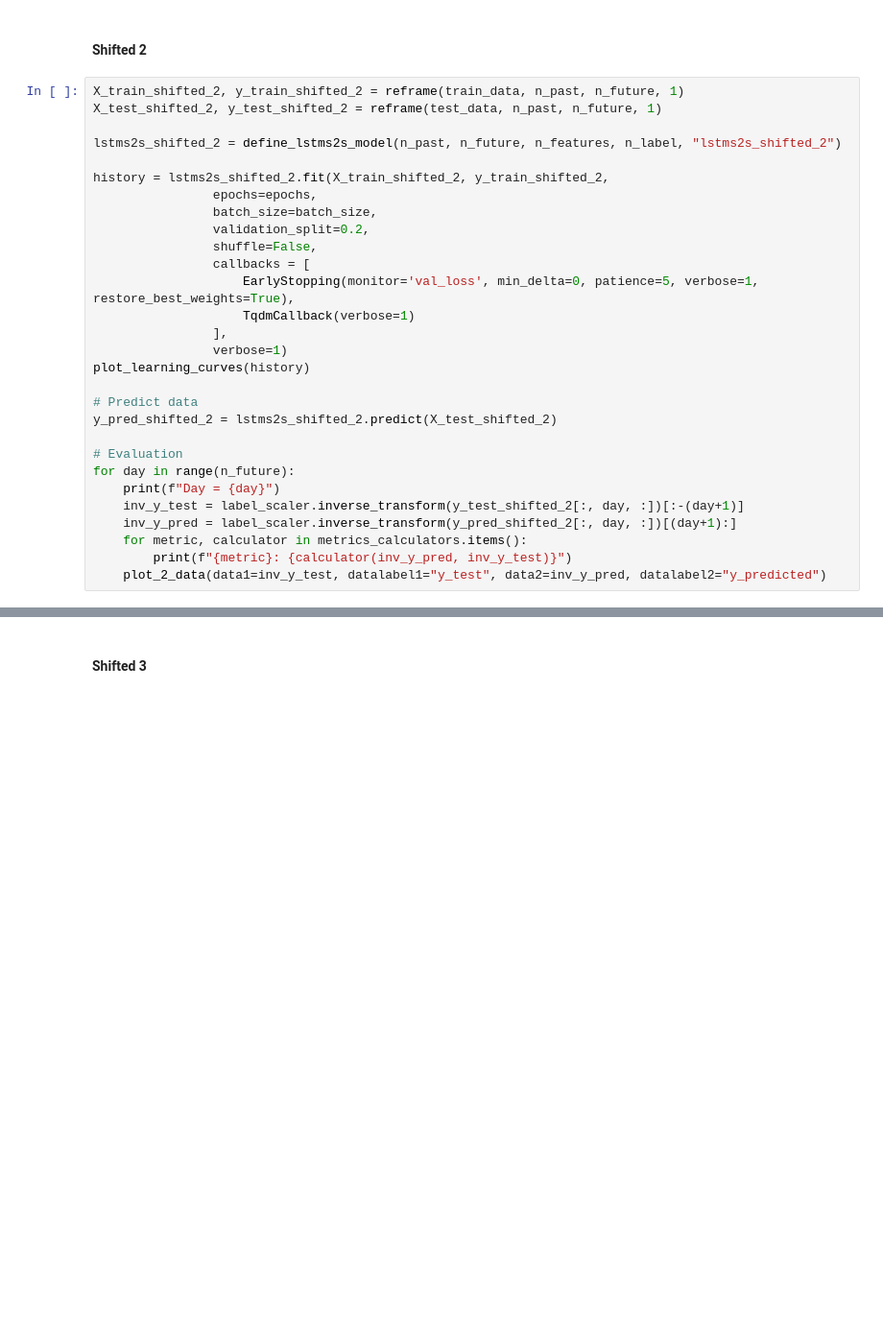
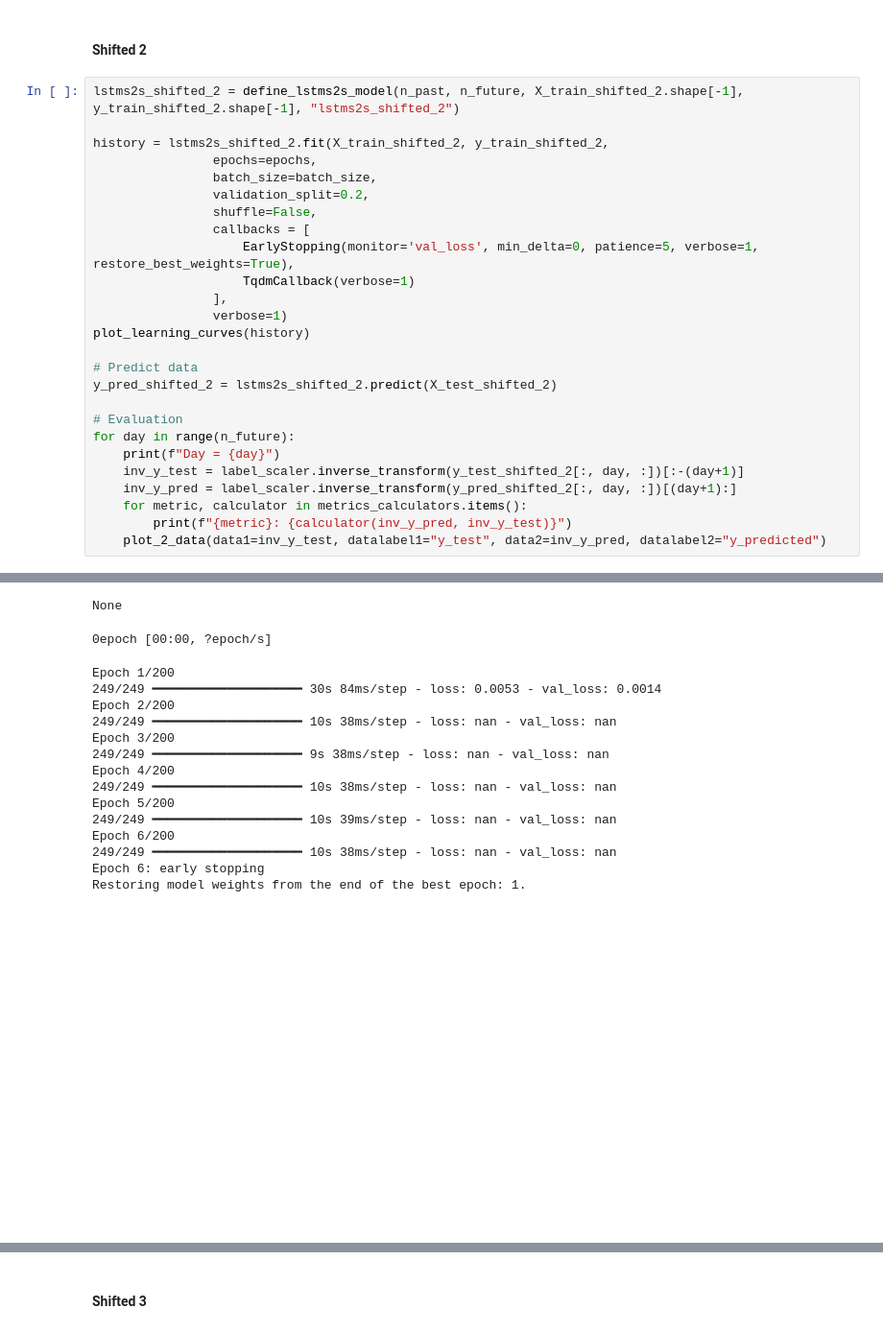
Before and after one commit to tphiepbk/air_quality_index_project, a Jupyter notebook: 9.1_predict_pm25_using_merged_pm_data_from_Viet_with_station_and_time.ipynb, the cells around one changed output, grey strips where cells are left out. Shown at 96% size. Cells and saved outputs as stored; diff of their text form; blank space fills up the shorter version.

```diff
--- a/9.1_predict_pm25_using_merged_pm_data_from_Viet_with_station_and_time.ipynb
+++ b/9.1_predict_pm25_using_merged_pm_data_from_Viet_with_station_and_time.ipynb
@@ -334,10 +533,7 @@ for day in range(n_future):
 # %% [markdown]
 #### Shifted 2
 # %%
-X_train_shifted_2, y_train_shifted_2 = reframe(train_data, n_past, n_future, 1)
-X_test_shifted_2, y_test_shifted_2 = reframe(test_data, n_past, n_future, 1)
-
-lstms2s_shifted_2 = define_lstms2s_model(n_past, n_future, n_features, n_label, "lstms2s_shifted_2")
+lstms2s_shifted_2 = define_lstms2s_model(n_past, n_future, X_train_shifted_2.shape[-1], y_train_shifted_2.shape[-1], "lstms2s_shifted_2")
 
 history = lstms2s_shifted_2.fit(X_train_shifted_2, y_train_shifted_2,
                 epochs=epochs,
@@ -362,3 +558,4 @@ for day in range(n_future):
     for metric, calculator in metrics_calculators.items():
         print(f"{metric}: {calculator(inv_y_pred, inv_y_test)}")
     plot_2_data(data1=inv_y_test, datalabel1="y_test", data2=inv_y_pred, datalabel2="y_predicted")
+# %% [output]
@@ -364,0 +583,17 @@ for day in range(n_future):
+None
+0epoch [00:00, ?epoch/s]
+Epoch 1/200
+249/249 ━━━━━━━━━━━━━━━━━━━━ 30s 84ms/step - loss: 0.0053 - val_loss: 0.0014
+Epoch 2/200
+249/249 ━━━━━━━━━━━━━━━━━━━━ 10s 38ms/step - loss: nan - val_loss: nan
+Epoch 3/200
+249/249 ━━━━━━━━━━━━━━━━━━━━ 9s 38ms/step - loss: nan - val_loss: nan
+Epoch 4/200
+249/249 ━━━━━━━━━━━━━━━━━━━━ 10s 38ms/step - loss: nan - val_loss: nan
+Epoch 5/200
+249/249 ━━━━━━━━━━━━━━━━━━━━ 10s 39ms/step - loss: nan - val_loss: nan
+Epoch 6/200
+249/249 ━━━━━━━━━━━━━━━━━━━━ 10s 38ms/step - loss: nan - val_loss: nan
+Epoch 6: early stopping
+Restoring model weights from the end of the best epoch: 1.
+[figure, added]
```
Also changed, not shown: parts of 22 cells of this notebook.
